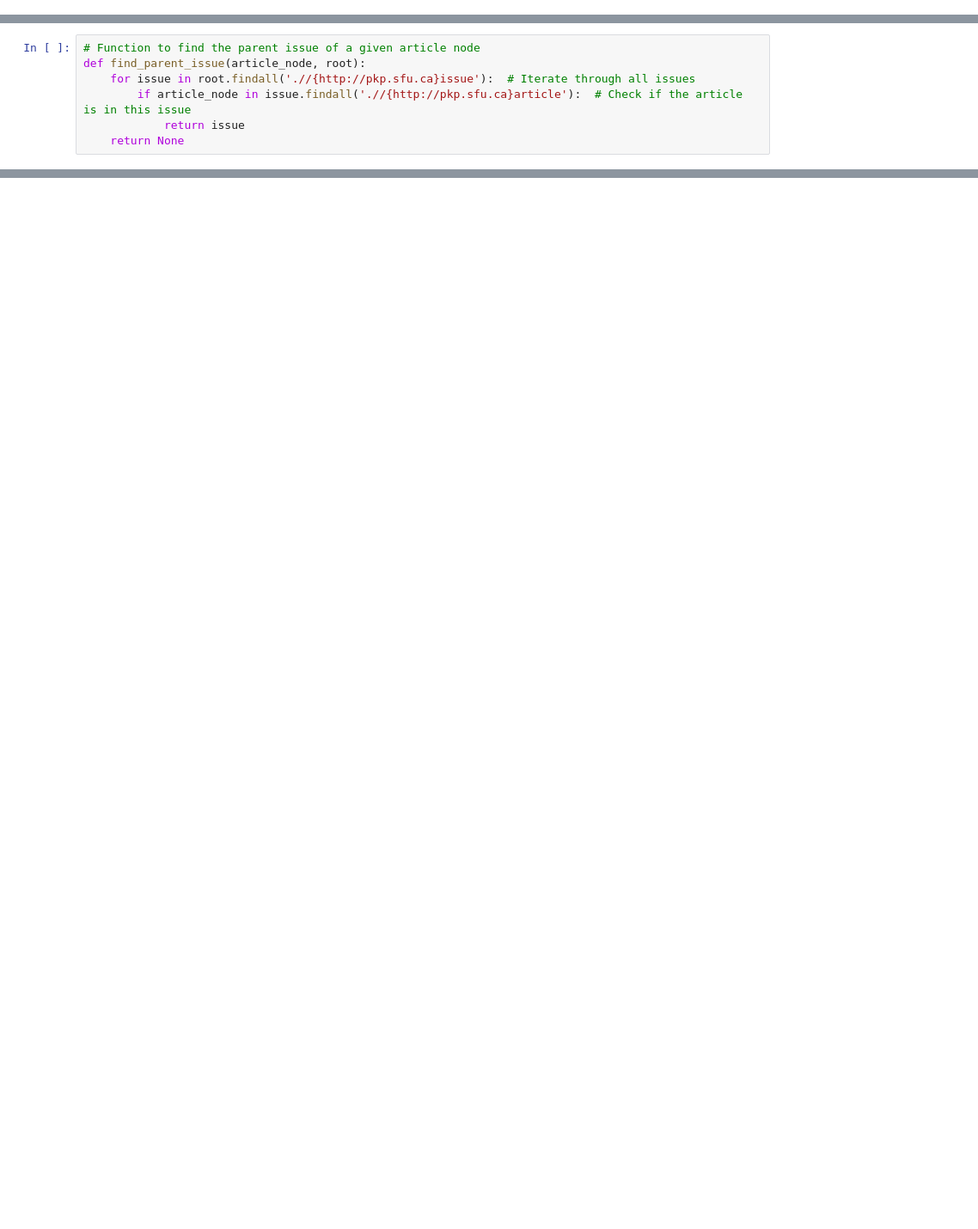
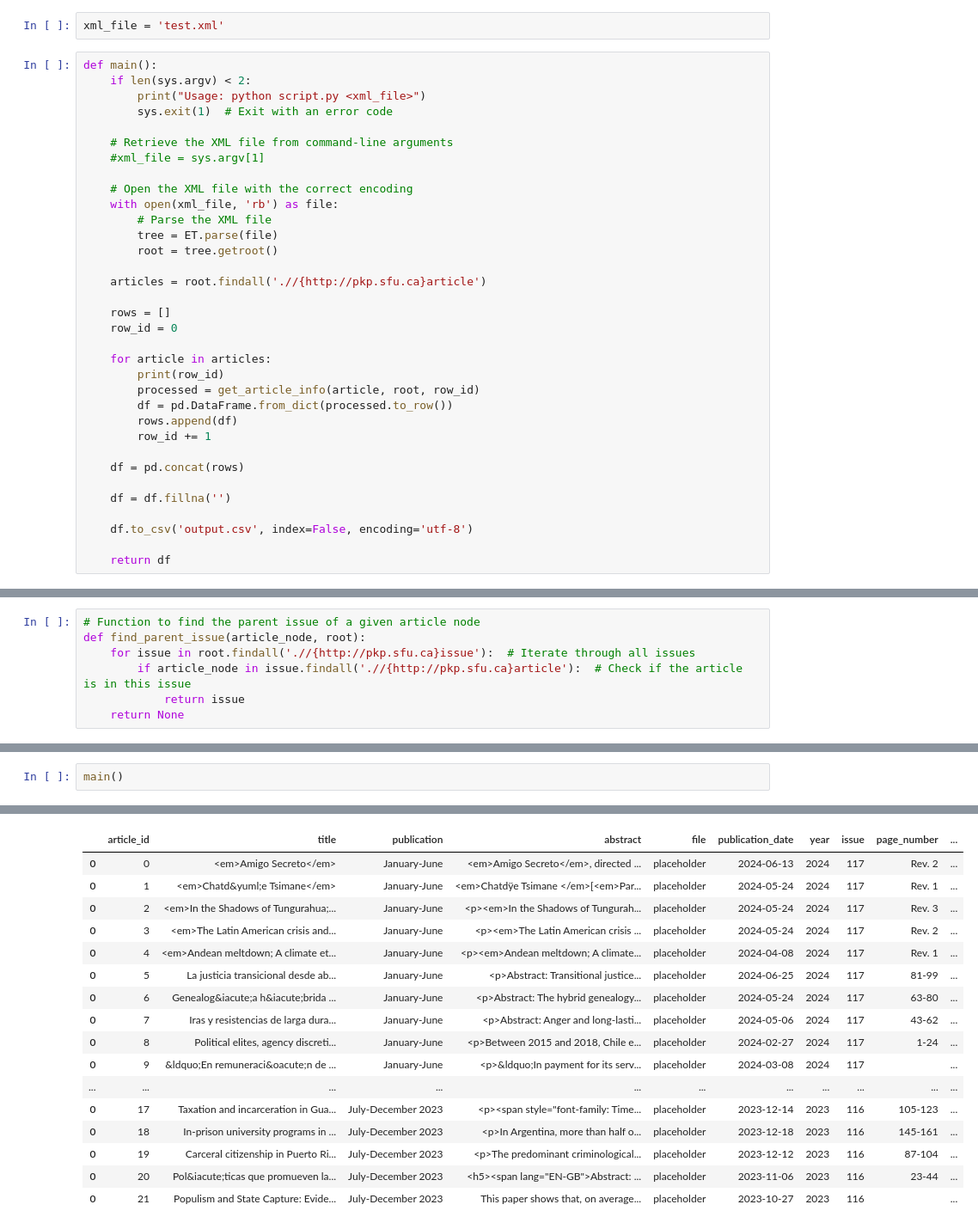
Before and after one commit to KayWP/ojs_native_xml_3.3_to_3.4, a Jupyter notebook: Convert native xml to OJS-tools format.ipynb, the cells around one changed output, grey strips where cells are left out. Shown at 86% size. Saved outputs shown, nothing was run; the diff lists cells and outputs as text; blank space fills up the shorter version.

```diff
--- a/Convert native xml to OJS-tools format.ipynb
+++ b/Convert native xml to OJS-tools format.ipynb
@@ -3,3 +5,39 @@ import pandas as pd
+# %%
+xml_file = 'test.xml'
+# %%
+def main():
+    if len(sys.argv) < 2:
+        print("Usage: python script.py <xml_file>")
+        sys.exit(1)  # Exit with an error code
+
+    # Retrieve the XML file from command-line arguments
+    #xml_file = sys.argv[1]
+
+    # Open the XML file with the correct encoding
+    with open(xml_file, 'rb') as file:
+        # Parse the XML file
+        tree = ET.parse(file)
+        root = tree.getroot()
+
+    articles = root.findall('.//{http://pkp.sfu.ca}article')
+
+    rows = []
+    row_id = 0
+
+    for article in articles:
+        print(row_id)
+        processed = get_article_info(article, root, row_id)
+        df = pd.DataFrame.from_dict(processed.to_row())
+        rows.append(df)
+        row_id += 1
+
+    df = pd.concat(rows)
+
+    df = df.fillna('')
+
+    df.to_csv('output.csv', index=False, encoding='utf-8')
+
+    return df
 # %%
 class Author:
     def __init__(self, first_name, last_name):
@@ -216,0 +222,3 @@ root.findall('{http://pkp.sfu.ca}issue')
+# %%
+main()
+# %% [output]
@@ -216,0 +242,17 @@ root.findall('{http://pkp.sfu.ca}issue')
+|  | article_id | title | publication | abstract | file | publication_date | year | issue | page_number | ... |
+| 0 | 0 | <em>Amigo Secreto</em> | January-June | <em>Amigo Secreto</em>, directed ... | placeholder | 2024-06-13 | 2024 | 117 | Rev. 2 | ... |
+| 0 | 1 | <em>Chatd&yuml;e Tsimane</em> | January-June | <em>Chatdÿe Tsimane </em>[<em>Par... | placeholder | 2024-05-24 | 2024 | 117 | Rev. 1 | ... |
+| 0 | 2 | <em>In the Shadows of Tungurahua;... | January-June | <p><em>In the Shadows of Tungurah... | placeholder | 2024-05-24 | 2024 | 117 | Rev. 3 | ... |
+| 0 | 3 | <em>The Latin American crisis and... | January-June | <p><em>The Latin American crisis ... | placeholder | 2024-05-24 | 2024 | 117 | Rev. 2 | ... |
+| 0 | 4 | <em>Andean meltdown; A climate et... | January-June | <p><em>Andean meltdown; A climate... | placeholder | 2024-04-08 | 2024 | 117 | Rev. 1 | ... |
+| 0 | 5 | La justicia transicional desde ab... | January-June | <p>Abstract: Transitional justice... | placeholder | 2024-06-25 | 2024 | 117 | 81-99 | ... |
+| 0 | 6 | Genealog&iacute;a h&iacute;brida ... | January-June | <p>Abstract: The hybrid genealogy... | placeholder | 2024-05-24 | 2024 | 117 | 63-80 | ... |
+| 0 | 7 | Iras y resistencias de larga dura... | January-June | <p>Abstract: Anger and long-lasti... | placeholder | 2024-05-06 | 2024 | 117 | 43-62 | ... |
+| 0 | 8 | Political elites, agency discreti... | January-June | <p>Between 2015 and 2018, Chile e... | placeholder | 2024-02-27 | 2024 | 117 | 1-24 | ... |
+| 0 | 9 | &ldquo;En remuneraci&oacute;n de ... | January-June | <p>&ldquo;In payment for its serv... | placeholder | 2024-03-08 | 2024 | 117 |  | ... |
+| ... | ... | ... | ... | ... | ... | ... | ... | ... | ... | ... |
+| 0 | 17 | Taxation and incarceration in Gua... | July-December 2023 | <p><span style="font-family: Time... | placeholder | 2023-12-14 | 2023 | 116 | 105-123 | ... |
+| 0 | 18 | In-prison university programs in ... | July-December 2023 | <p>In Argentina, more than half o... | placeholder | 2023-12-18 | 2023 | 116 | 145-161 | ... |
+| 0 | 19 | Carceral citizenship in Puerto Ri... | July-December 2023 | <p>The predominant criminological... | placeholder | 2023-12-12 | 2023 | 116 | 87-104 | ... |
+| 0 | 20 | Pol&iacute;ticas que promueven la... | July-December 2023 | <h5><span lang="EN-GB">Abstract: ... | placeholder | 2023-11-06 | 2023 | 116 | 23-44 | ... |
+| 0 | 21 | Populism and State Capture: Evide... | July-December 2023 | This paper shows that, on average... | placeholder | 2023-10-27 | 2023 | 116 |  | ... |
```
Also changed, not shown: parts of 17 cells of this notebook, 1 other file.
